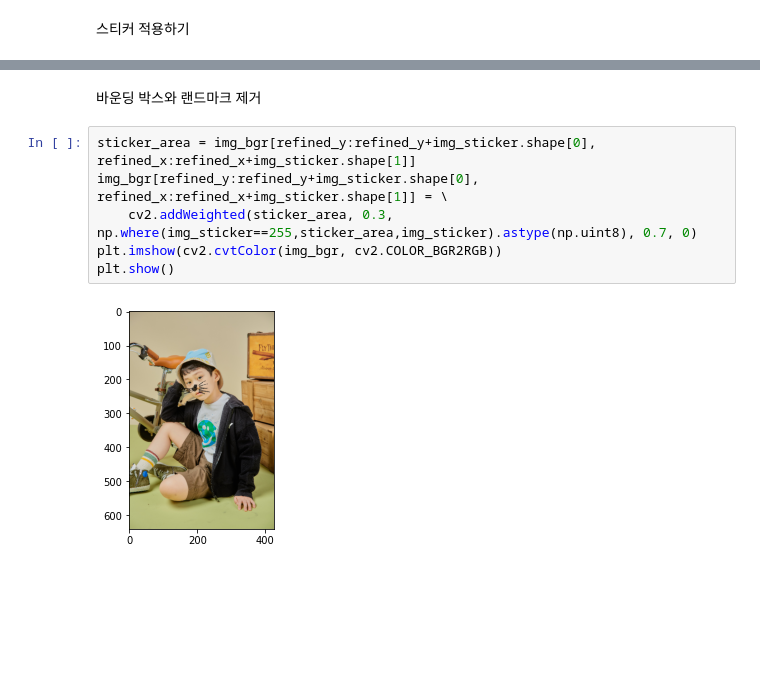
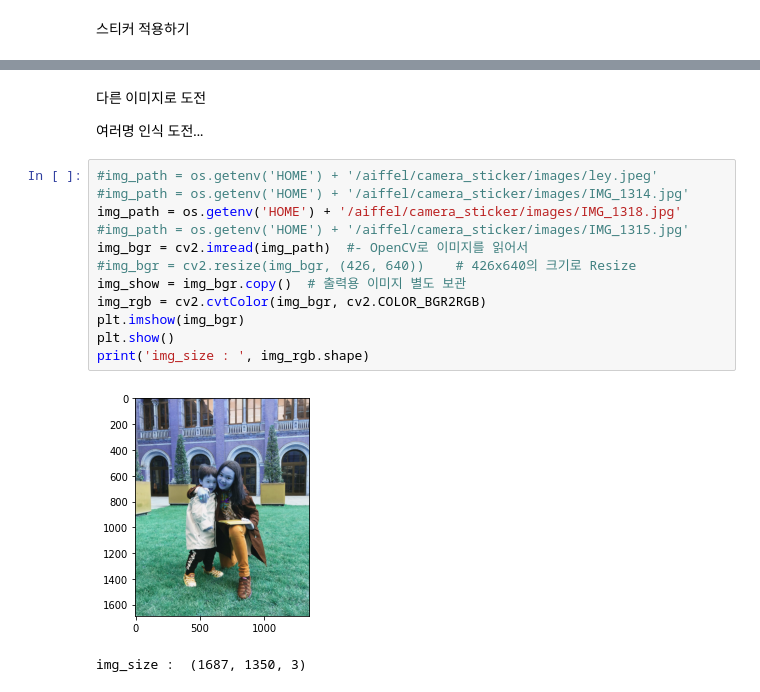
Before and after one commit to SonAhhyun/EXPLORATION, a Jupyter notebook: 03/camera_sticker.ipynb, the cells around one changed output, grey strips where cells are left out. Cells and saved outputs as stored; diff of their text form; blank space fills up the shorter version.

```diff
--- a/03/camera_sticker.ipynb
+++ b/03/camera_sticker.ipynb
@@ -411,10 +411,19 @@ sticker area :  (91, 91, 3)
-# %% [markdown]
-바운딩 박스와 랜드마크 제거
-# %%
-sticker_area = img_bgr[refined_y:refined_y+img_sticker.shape[0], refined_x:refined_x+img_sticker.shape[1]]
-img_bgr[refined_y:refined_y+img_sticker.shape[0], refined_x:refined_x+img_sticker.shape[1]] = \
-    cv2.addWeighted(sticker_area, 0.3, np.where(img_sticker==255,sticker_area,img_sticker).astype(np.uint8), 0.7, 0)
-plt.imshow(cv2.cvtColor(img_bgr, cv2.COLOR_BGR2RGB))
-plt.show()
-# %% [output]
-[figure, removed]
+# %% [markdown]
+다른 이미지로 도전
+
+여러명 인식 도전...
+# %%
+#img_path = os.getenv('HOME') + '/aiffel/camera_sticker/images/ley.jpeg'
+#img_path = os.getenv('HOME') + '/aiffel/camera_sticker/images/IMG_1314.jpg'
+img_path = os.getenv('HOME') + '/aiffel/camera_sticker/images/IMG_1318.jpg'
+#img_path = os.getenv('HOME') + '/aiffel/camera_sticker/images/IMG_1315.jpg'
+img_bgr = cv2.imread(img_path)  #- OpenCV로 이미지를 읽어서
+#img_bgr = cv2.resize(img_bgr, (426, 640))    # 426x640의 크기로 Resize
+img_show = img_bgr.copy()  # 출력용 이미지 별도 보관
+img_rgb = cv2.cvtColor(img_bgr, cv2.COLOR_BGR2RGB)
+plt.imshow(img_bgr)
+plt.show()
+print('img_size : ', img_rgb.shape)
+# %% [output]
+[figure, added]
+img_size :  (1687, 1350, 3)
```
Also changed, not shown: parts of 7 cells of this notebook.
